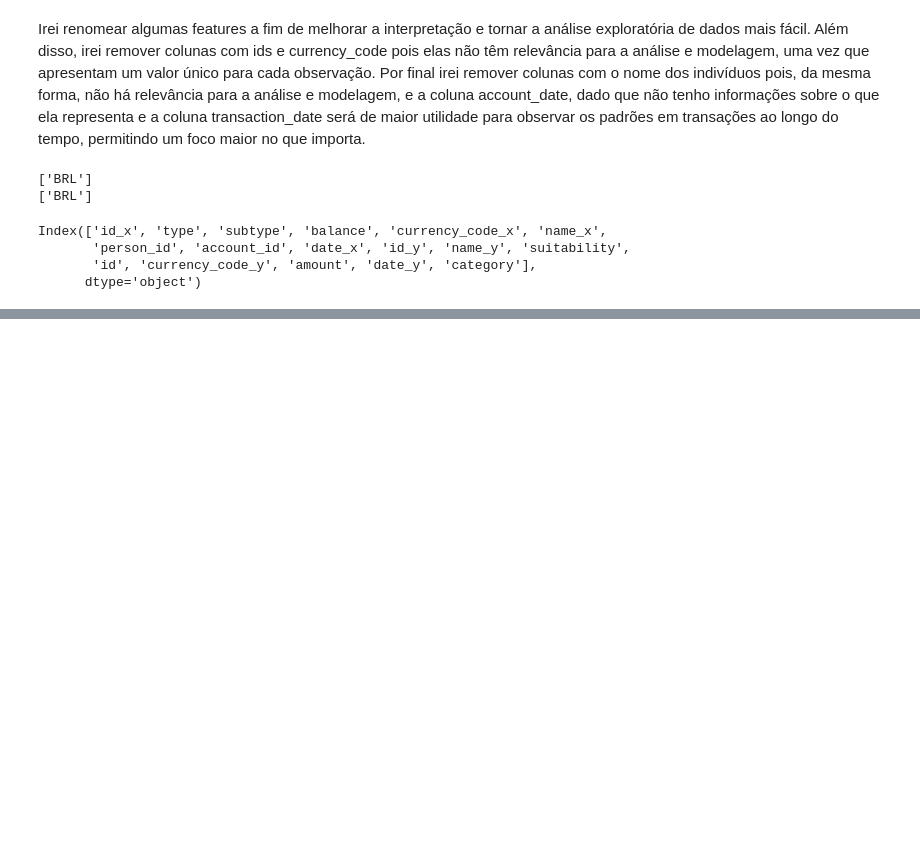
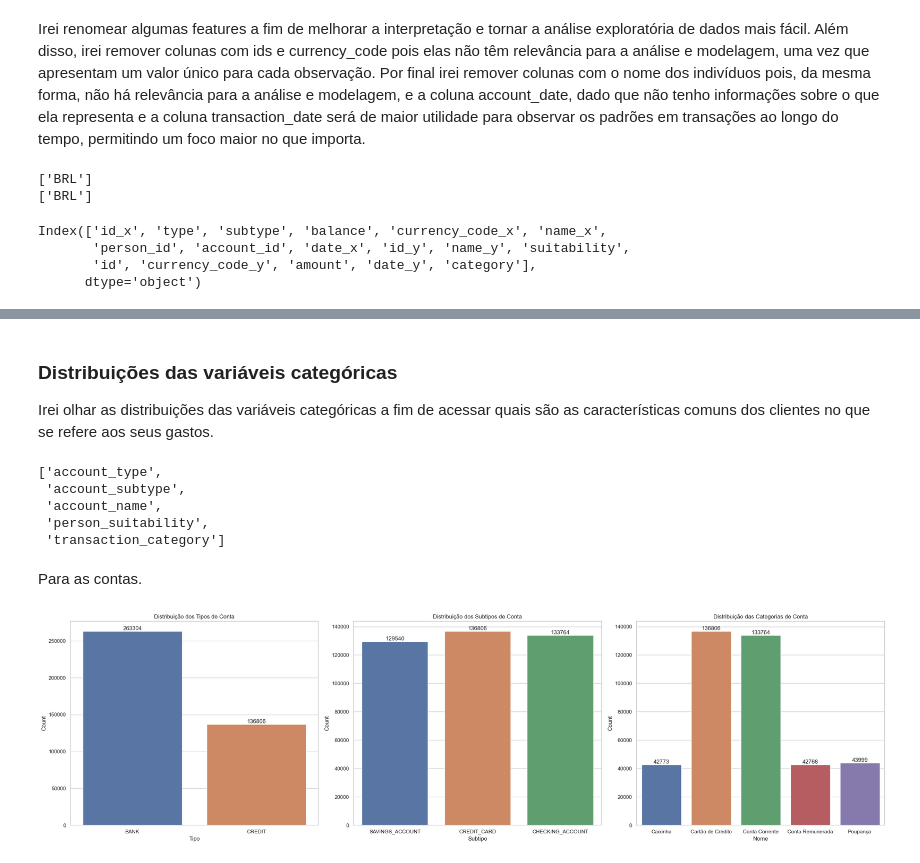
Before and after one commit to allmeidaapedro/Clusterizacao-Clientes-Cartao-Credito, a Jupyter notebook: notebooks/1. EDA.ipynb, the cells around one changed output, grey strips where cells are left out. Drawn from its saved outputs; the diff is of its cells as text; code cells hidden in the pictures; blank space fills up the shorter version.

```diff
--- a/notebooks/1. EDA.ipynb
+++ b/notebooks/1. EDA.ipynb
@@ -155,0 +369,39 @@ df.head()
+# %% [markdown]
+### Distribuições das variáveis categóricas
+Irei olhar as distribuições das variáveis categóricas a fim de acessar quais são as características comuns dos clientes no que se refere aos seus gastos.
+# %%
+categorical_features
+# %% [output]
+['account_type',
+ 'account_subtype',
+ 'account_name',
+ 'person_suitability',
+ 'transaction_category']
+# %% [markdown]
+Para as contas.
+# %%
+fig, axes = plt.subplots(1, 3, figsize=(25, 7))
+
+ax0 = sns.countplot(data=df, x='account_type', ax=axes[0])
+ax0.set_title('Distribuição dos Tipos de Conta')
+ax0.set_xlabel('Tipo')
+ax0.set_ylabel('Count')
+ax0.bar_label(ax0.containers[0])
+
+
+ax1 = sns.countplot(data=df, x='account_subtype', ax=axes[1])
+ax1.set_title('Distribuição dos Subtipos de Conta')
+ax1.set_xlabel('Subtipo')
+ax1.set_ylabel('Count')
+ax1.bar_label(ax1.containers[0])
+
+ax2 = sns.countplot(data=df, x='account_name', ax=axes[2])
+ax2.set_title('Distribuição das Categorias de Conta')
+ax2.set_xlabel('Nome')
+ax2.set_ylabel('Count')
+ax2.bar_label(ax2.containers[0])
+
+plt.tight_layout()
+plt.show()
+# %% [output]
+[figure, added]
```
Also changed, not shown: parts of 50 cells of this notebook, 1 other file.
